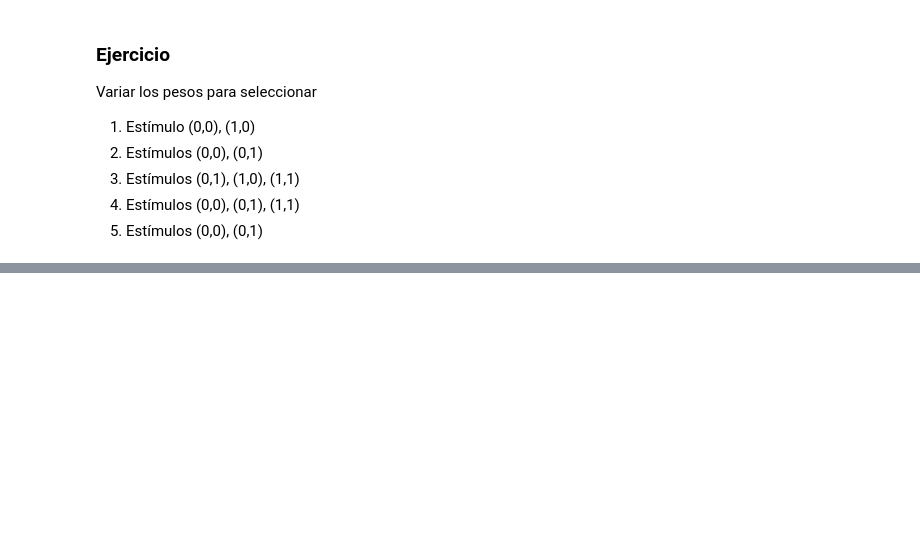
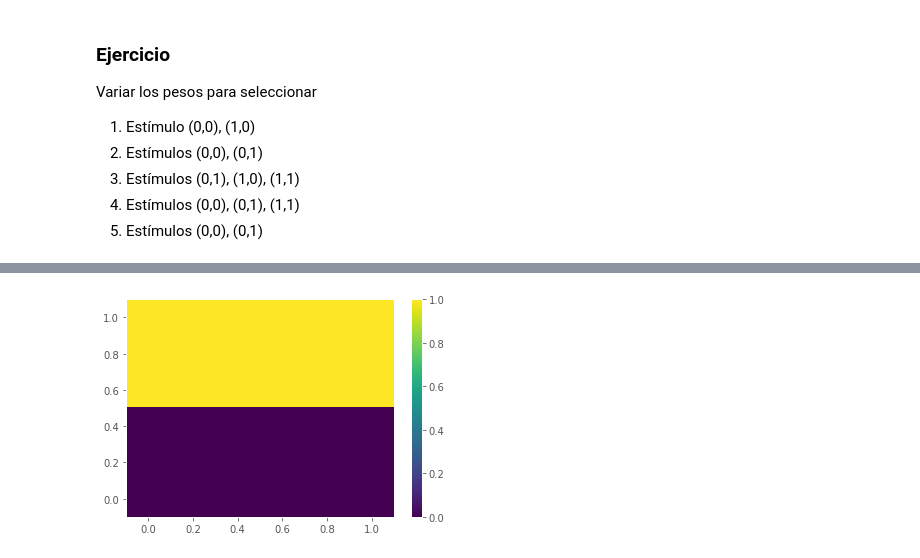
Before and after one commit to sergiohzlz/neuronales_2022i, a Jupyter notebook: Perceptrón.ipynb, the cells around one changed output, grey strips where cells are left out. Drawn from its saved outputs; the diff is of its cells as text; code cells hidden in the pictures; blank space fills up the shorter version.

```diff
--- a/Perceptrón.ipynb
+++ b/Perceptrón.ipynb
@@ -61,0 +70,5 @@ Variar los pesos para seleccionar
+# %%
+P = perceptron(0.5, [1,0])
+grafica(P)
+# %% [output]
+[figure, added]
```
Also changed, not shown: parts of 16 cells of this notebook.
